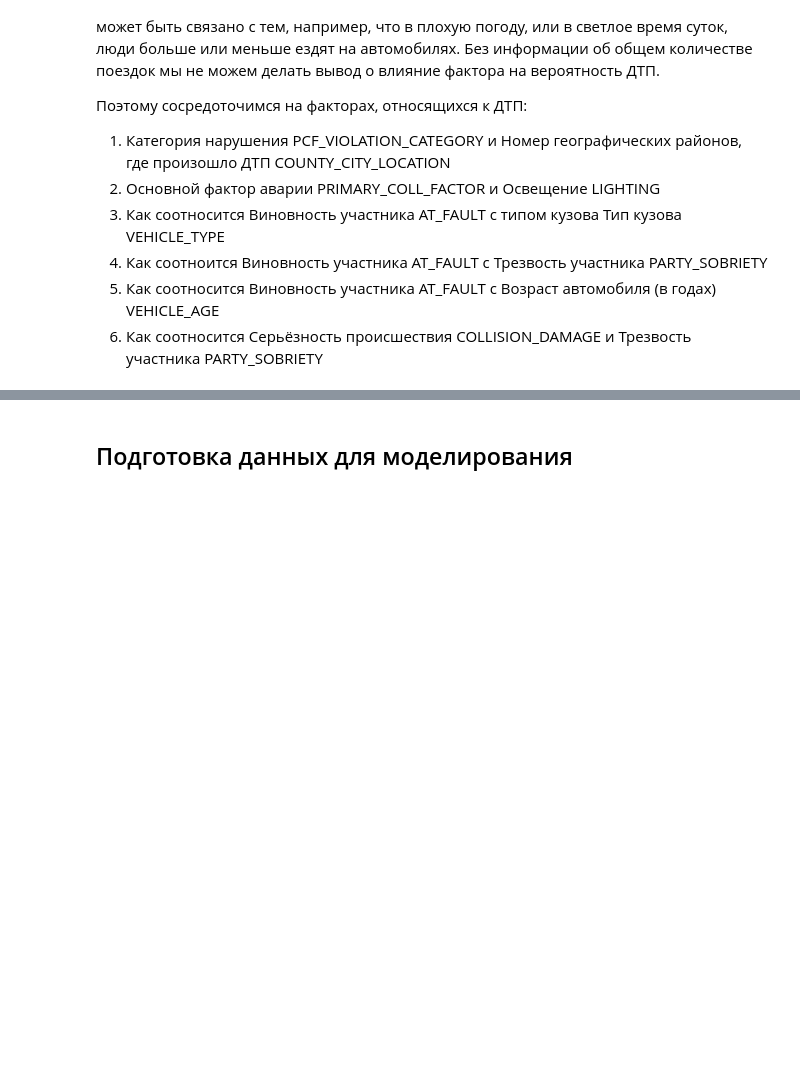
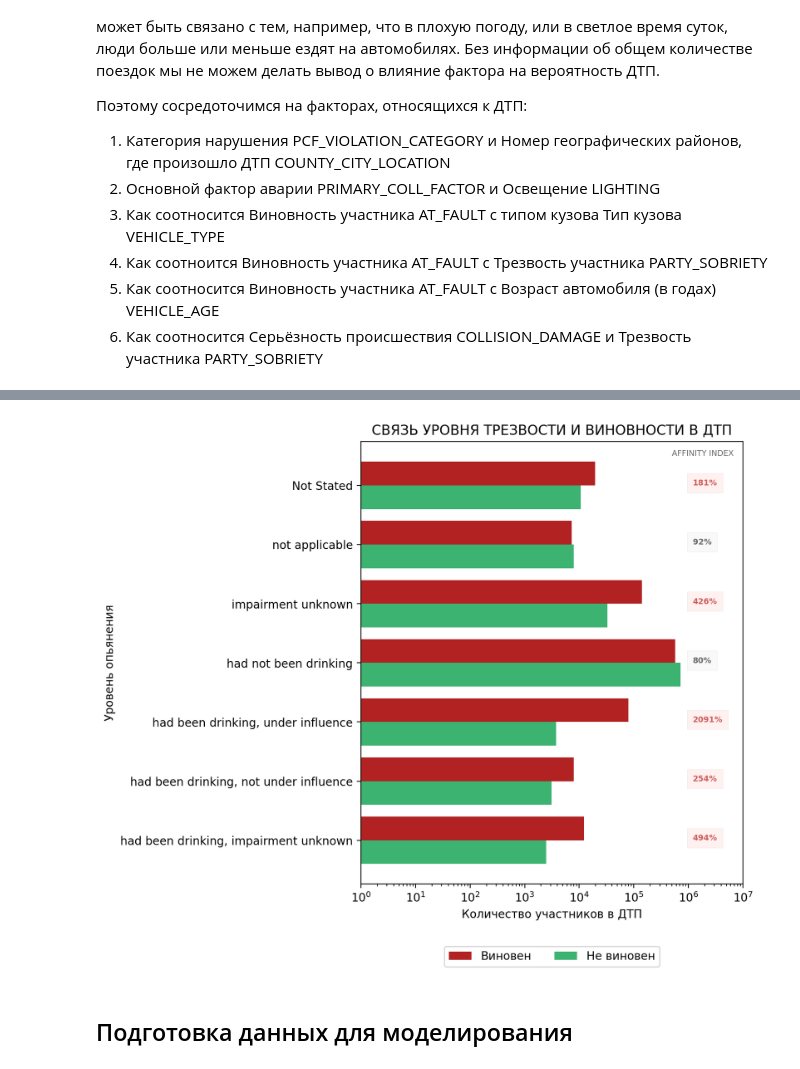
Before and after one commit to dimdasci/yp15-motor-vehicle-collisions, a Jupyter notebook: notebooks/yp15-motor-vehicle-collisions.ipynb, the cells around one changed output, grey strips where cells are left out. Drawn from its saved outputs; the diff is of its cells as text; code cells hidden in the pictures; blank space fills up the shorter version.

```diff
--- a/notebooks/yp15-motor-vehicle-collisions.ipynb
+++ b/notebooks/yp15-motor-vehicle-collisions.ipynb
@@ -537,3 +596,69 @@ plt.show()
+# %%
+query = """
+    SELECT
+        p.party_sobriety,
+        sum(p.at_fault) AS at_fault_number,
+        count(p.id) - sum(p.at_fault) AS not_fault_number
+    FROM parties p
+    JOIN collisions c ON p.case_id = c.case_id
+    WHERE p.party_type = 'car'
+        AND c.collision_damage != 'scratch'
+        AND c.collision_date BETWEEN '2009-04-01' AND '2012-05-01'
+    GROUP BY p.party_sobriety;
+"""
+_data = ds.exec_query(query)
+# %%
+y = np.arange(0, _data.shape[0])
+fig = plt.figure(figsize=(6, 7))
+plt.barh(y + .2,
+         width=_data.at_fault_number,
+         height=.4,
+         label="Виновен",
+         color="firebrick")
+plt.barh(y - .2,
+         width=_data.not_fault_number,
+         height=.4,
+         label="Не виновен",
+         color="mediumseagreen")
+
+for i, r in _data.iterrows():
+    ai = 100 * r["at_fault_number"] / r["not_fault_number"]
+    if ai < 80 or ai > 120:
+        facecolor = "mistyrose"
+        fontcolor = "indianred"
+    else:
+        facecolor = "whitesmoke"
+        fontcolor = "dimgrey"
+
+    plt.text(1.2e6,
+             i,
+             f'{ai:.0f}%',
+             fontsize="x-small",
+             horizontalalignment="left",
+             color=fontcolor,
+             fontweight="bold",
+             bbox={
+                 'facecolor': facecolor,
+                 'pad': 5,
+                 'alpha': .5,
+                 'edgecolor': 'lightgrey',
+                 'lw': .25
+             })
+plt.yticks(y, _data.party_sobriety)
+plt.ylabel("Уровень опьянения")
+plt.xscale("log")
+plt.xlim(1, 1e7)
+plt.xlabel("Количество участников в ДТП")
+plt.text(.5e6,
+         6.5,
+         "Affinity Index".upper(),
+         fontsize="x-small",
+         color="dimgrey")
+plt.title("Связь уровня трезвости и виновности в ДТП".upper())
+plt.legend(loc="lower center", bbox_to_anchor=(0.5, -0.2), ncol=2)
+plt.show()
+# %% [output]
+[figure, added]
 # %% [markdown]
 ## Подготовка данных для моделирования
 # %% [markdown]
```
Also changed, not shown: parts of 13 cells of this notebook.
